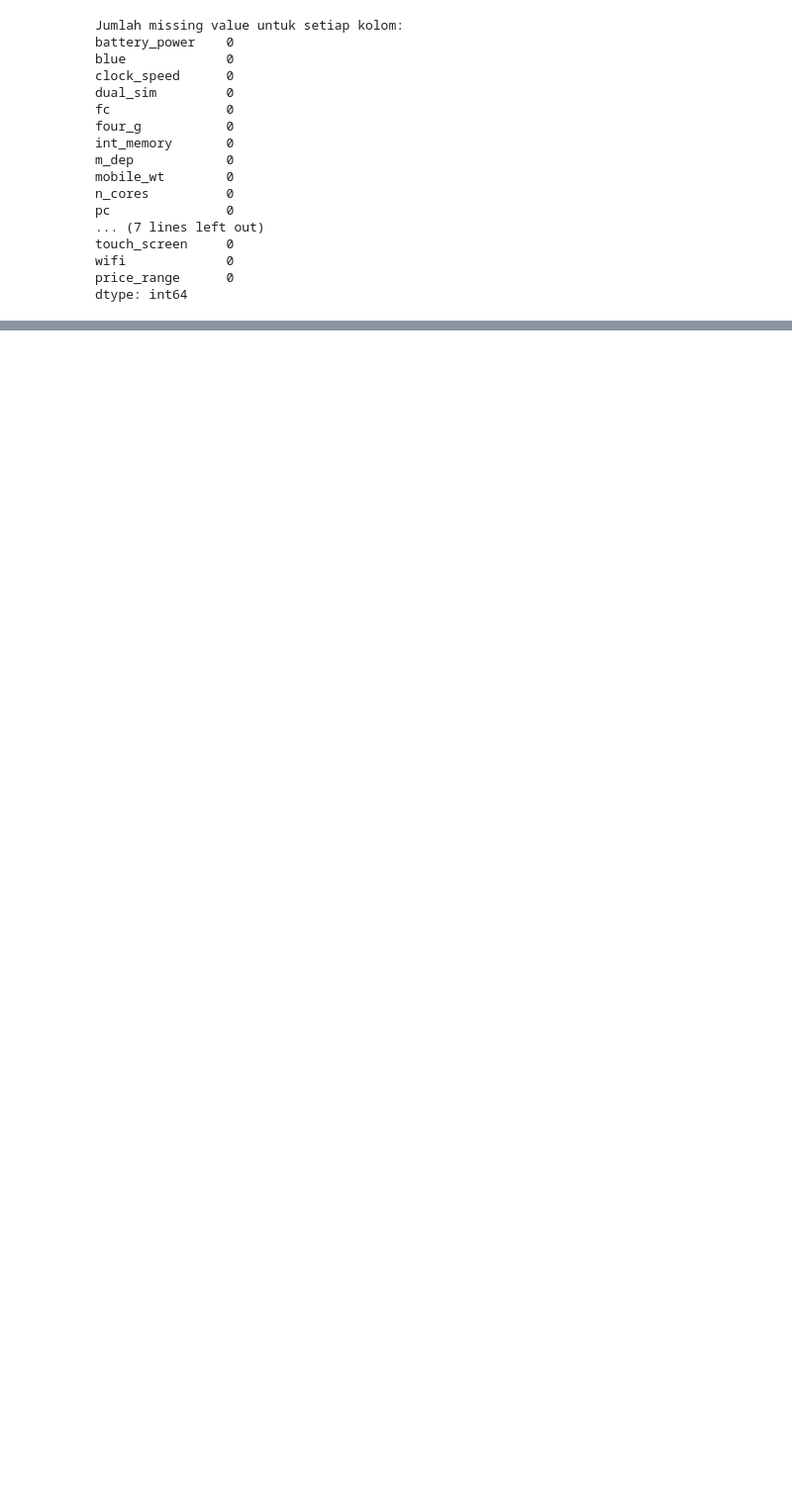
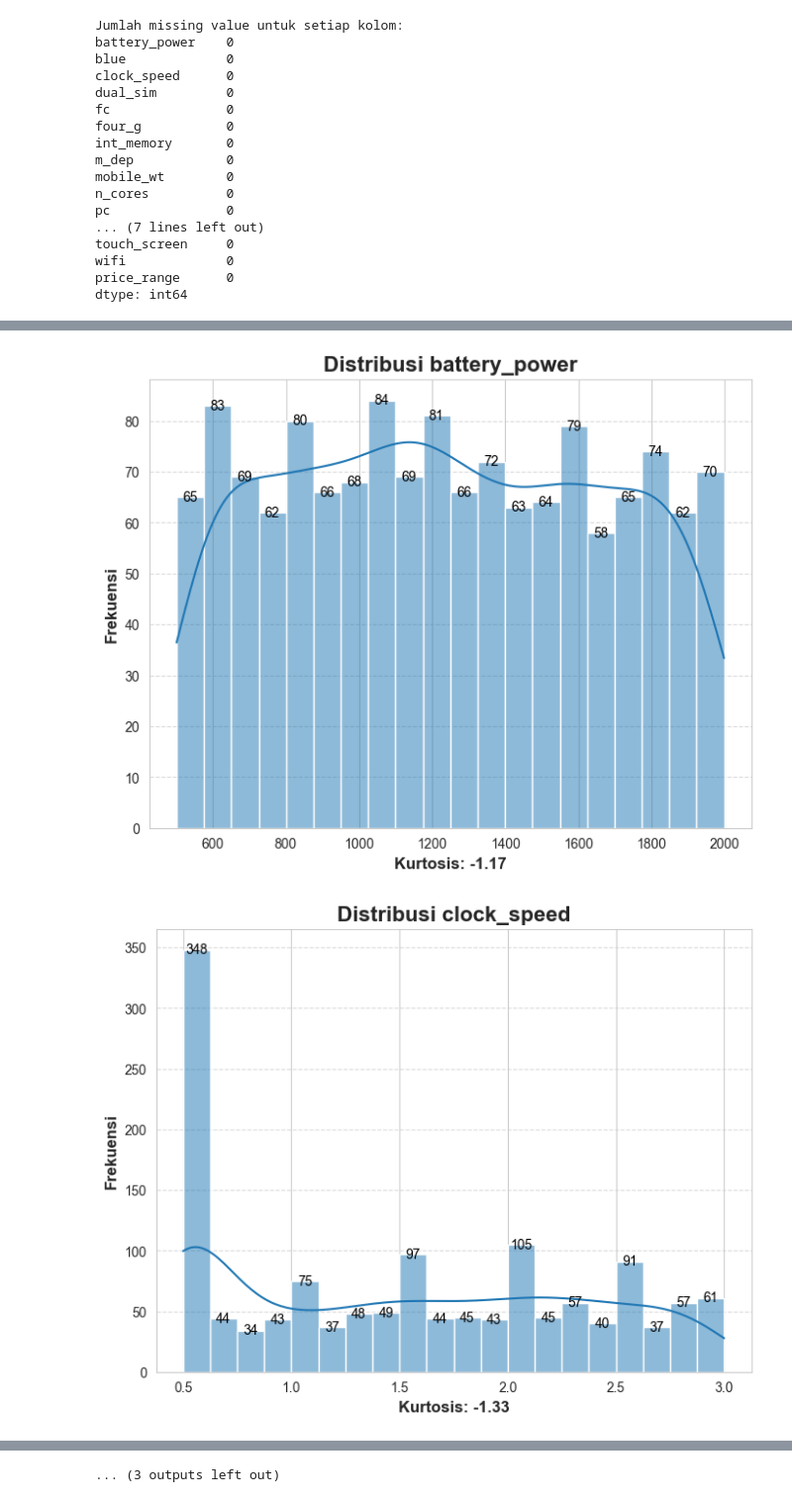
Before and after one commit to AustinPardosi/Tucil-2-AI, a Jupyter notebook: Tucil2_13521071_13521084.ipynb, the cells around one changed output, grey strips where cells are left out. Shown at 99% size. Cells and saved outputs as stored; diff of their text form; code cells hidden in the pictures; blank space fills up the shorter version.

```diff
--- a/Tucil2_13521071_13521084.ipynb
+++ b/Tucil2_13521071_13521084.ipynb
@@ -168,0 +216,20 @@ plt.show()
+# %%
+numeric_column = ['battery_power', 'clock_speed', 'fc', 'int_memory', 'm_dep', 'mobile_wt', 'n_cores', 'pc', 'px_height', 'px_width', 'ram', 'sc_h', 'sc_w', 'talk_time', 'price_range']
+
+for col in numeric_column:
+    plt.figure(figsize=(8, 6))
+    sns.set_style("whitegrid")
+    ax = sns.histplot(df_train[col], kde=True, bins=20)
+    plt.title(f'Distribusi {col}', fontsize=16, fontweight='bold')
+    kurt = df_train[col].kurtosis()
+    plt.xlabel(f'Kurtosis: {kurt:.2f}', fontsize=12, fontweight='bold')
+    plt.ylabel('Frekuensi', fontsize=12, fontweight='bold')
+    plt.xticks(fontsize=10)
+    plt.yticks(fontsize=10)
+    plt.grid(axis='y', linestyle='--', alpha=0.7)
+    for p in ax.patches:
+        ax.annotate(f'{p.get_height()}', (p.get_x() + p.get_width() / 2., p.get_height()), ha='center', va='center', fontsize=10, color='black')
+    plt.show()
+# %% [output]
+[figure, added]
+[figure, added]
@@ -168,0 +246 @@ plt.show()
+... (3 outputs left out)
```
Also changed, not shown: parts of 20 cells of this notebook.
